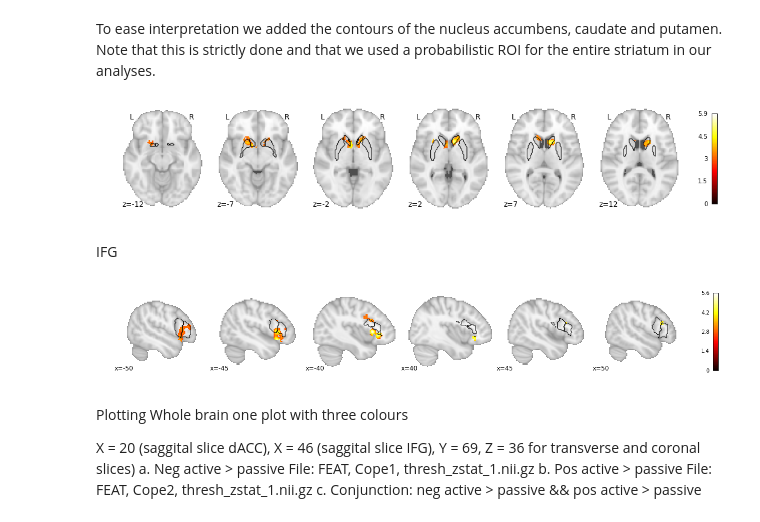
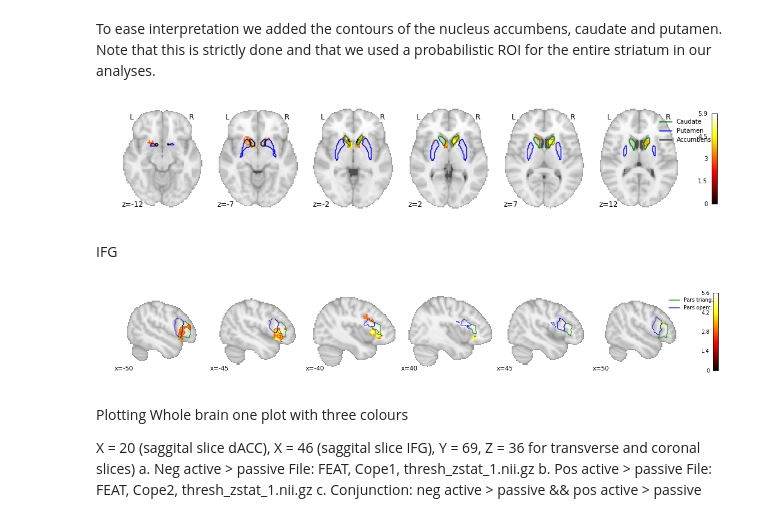
Before and after one commit to lukassnoek/MorbidCuriosityFMRI, a Jupyter notebook: code/plotting/plot_notebook.ipynb, the cells around one changed output. Drawn from its saved outputs; the diff is of its cells as text; code cells hidden in the pictures.

```diff
--- a/code/plotting/plot_notebook.ipynb
+++ b/code/plotting/plot_notebook.ipynb
@@ -23,3 +25,6 @@ from nilearn.regions import connected_label_regions
+# %%
+ALPHA = 0.05 / 2  # bonferroni-corrected
+THRESHOLD = 1 - ALPHA  # 1 - p-value
 # %% [markdown]
 Gather data:
 # %%
@@ -44,7 +49,7 @@ for ctype in [d for d in glob('*') if op.isdir(d)]:
             contrast = mappings[p_img.split('_')[-1].split('.')[0][1:]]
 
             t_data = nib.load(t_img).get_data()
-            t_data[nib.load(p_img).get_data() < 0.975] = 0
+            t_data[nib.load(p_img).get_data() <= THRESHOLD] = 0
             t_masked = nib.Nifti1Image(t_data, affine=nib.load(t_img).affine)
 
             data[ctype][masktype][contrast] = dict(
@@ -68,23 +73,39 @@ Note that this is strictly done and that we used a probabilistic ROI for the ent
 # %%
 display = plotting.plot_stat_map(
     stat_map_img=data['desc_negpos']['Striatum']['actpas']['t_masked'],
     display_mode='z',
     cut_coords=np.linspace(-12, 12, 6),
-    #cmap='red_transparent',
     colorbar=True
 )
 
+contour_colors = ['green', 'green', 'blue', 'blue', 'black', 'black']
 atlas_map = nib.load(subc_atlas['maps']).get_data()
 for i, roi in enumerate(subc_rois):
     mask = atlas_map == subc_atlas['labels'].index(roi)
     mask = nib.Nifti1Image(mask.astype(int), affine=nib.load(subc_atlas['maps']).affine)
-    display.add_contours(mask, levels=[0.6], colors='k', antialiased=True, linewidths=1)
+    display.add_contours(
+        mask,
+        levels=[0.8],
+        colors=contour_colors[i],#'k',
+        antialiased=True,
+        linewidths=1.5
+    )
+
+plt.legend(
+    handles=[
+        plt.Line2D([0], [0], color='green'),
+        plt.Line2D([0], [0], color='blue'),
+        plt.Line2D([0], [0], color='black')
+    ],
+    labels=['Caudate', 'Putamen', 'Accumbens'],
+    frameon=False
+)
 
 display.savefig('figures/desc-negpos_striatum.png', dpi=400)
 plotting.show()
 display.close()
 # %% [output]
-[figure, old version]
+[figure, new version]
 # %% [markdown]
 IFG
 # %%
@@ -95,17 +116,33 @@ display = plotting.plot_stat_map(
     colorbar=True
 )
 
+contour_colors = ['green', 'blue']
 atlas_map = nib.load(cort_atlas['maps']).get_data()
 for i, roi in enumerate(cort_rois):
     mask = atlas_map == cort_atlas['labels'].index(roi)
     mask = nib.Nifti1Image(mask.astype(int), affine=nib.load(cort_atlas['maps']).affine)
-    display.add_contours(mask, levels=[0.6], colors='k', antialiased=True, linewidths=1)
+    display.add_contours(
+        mask,
+        levels=[0.6],
+        colors=contour_colors[i],#'k',
+        antialiased=True,
+        linewidths=1
+    )
+
+plt.legend(
+    handles=[
+        plt.Line2D([0], [0], color='green'),
+        plt.Line2D([0], [0], color='blue'),
+    ],
+    labels=['Pars triang.', 'Pars operc.'],
+    frameon=False
+)
 
 display.savefig('figures/desc-negpos_IFG.png', dpi=400)
 plotting.show()
 display.close()
 # %% [output]
-[figure, old version]
+[figure, new version]
 # %% [markdown]
 Plotting Whole brain one plot with three colours
 
```
Also changed, not shown: parts of 2 cells of this notebook, 2 other files.
